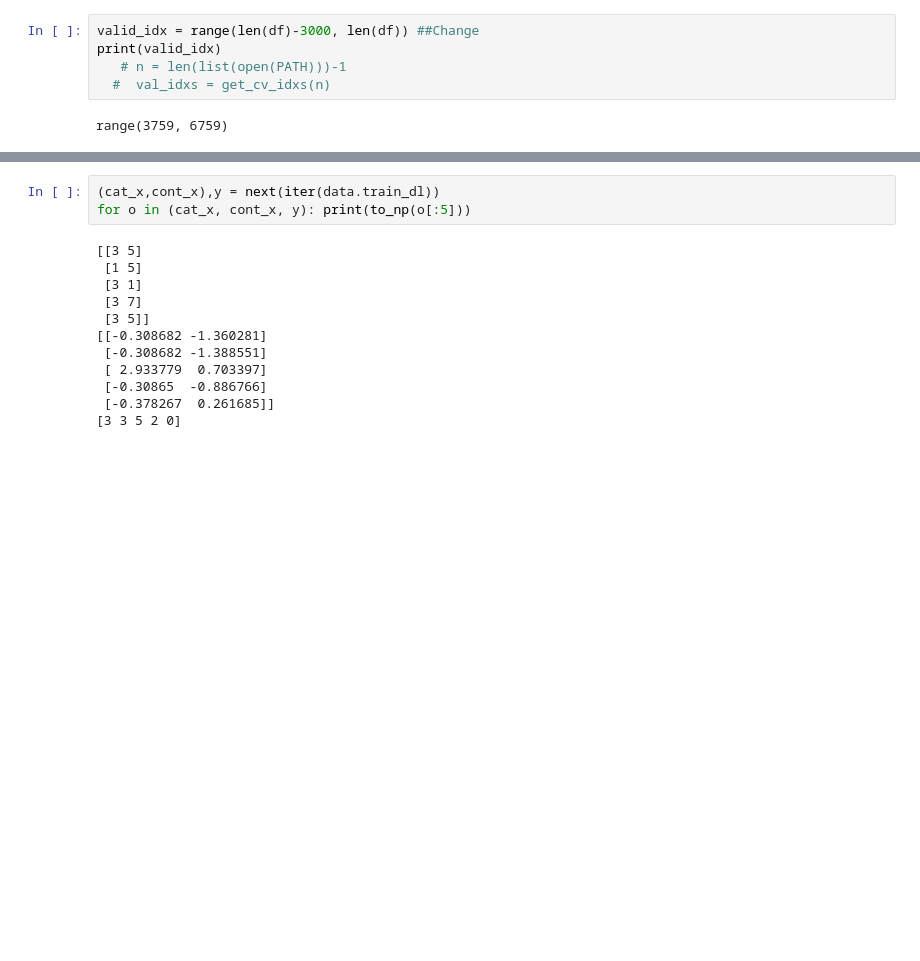
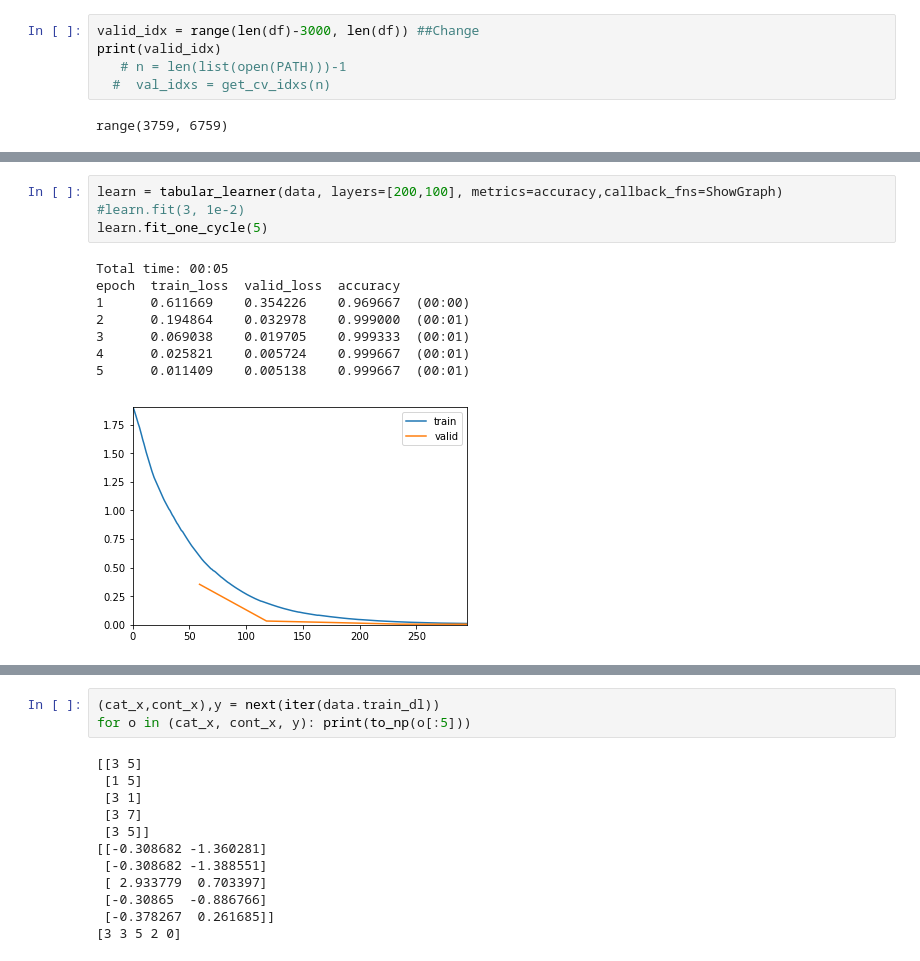
Before and after one commit to k3larra/interactiveML, a Jupyter notebook: Seminar_3/Tabtest.ipynb, the cells around one changed output, grey strips where cells are left out. Drawn from its saved outputs; the diff is of its cells as text; blank space fills up the shorter version.

```diff
--- a/Seminar_3/Tabtest.ipynb
+++ b/Seminar_3/Tabtest.ipynb
@@ -58,0 +45,13 @@ data = splitListLabeltest.databunch()
+# %%
+learn = tabular_learner(data, layers=[200,100], metrics=accuracy,callback_fns=ShowGraph)
+#learn.fit(3, 1e-2)
+learn.fit_one_cycle(5)
+# %% [output]
+Total time: 00:05
+epoch  train_loss  valid_loss  accuracy
+1      0.611669    0.354226    0.969667  (00:00)
+2      0.194864    0.032978    0.999000  (00:01)
+3      0.069038    0.019705    0.999333  (00:01)
+4      0.025821    0.005724    0.999667  (00:01)
+5      0.011409    0.005138    0.999667  (00:01)
+[figure, added]
```
Also changed, not shown: parts of 23 cells of this notebook, 4 other files.
